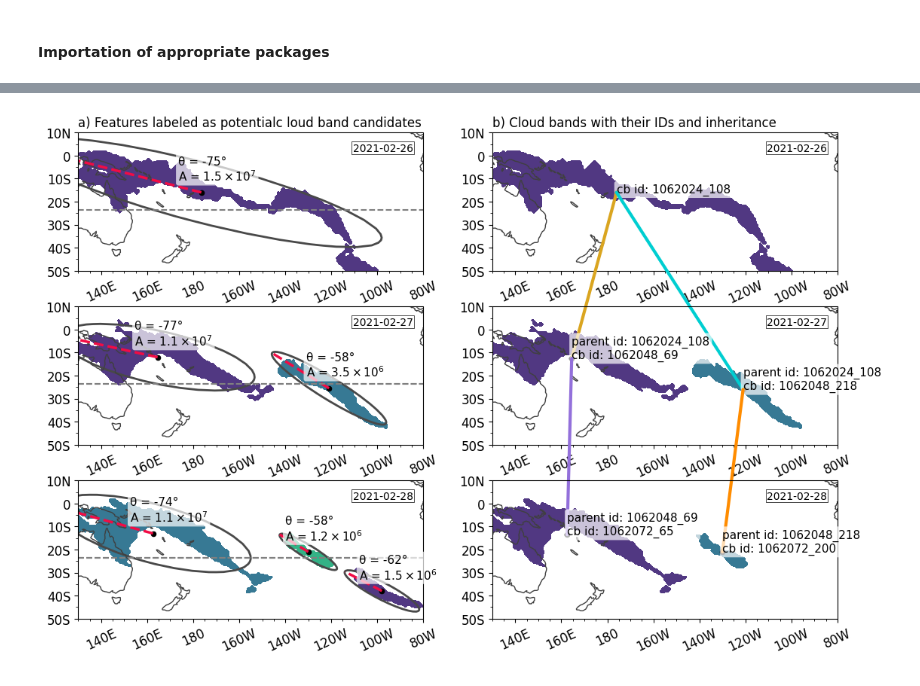
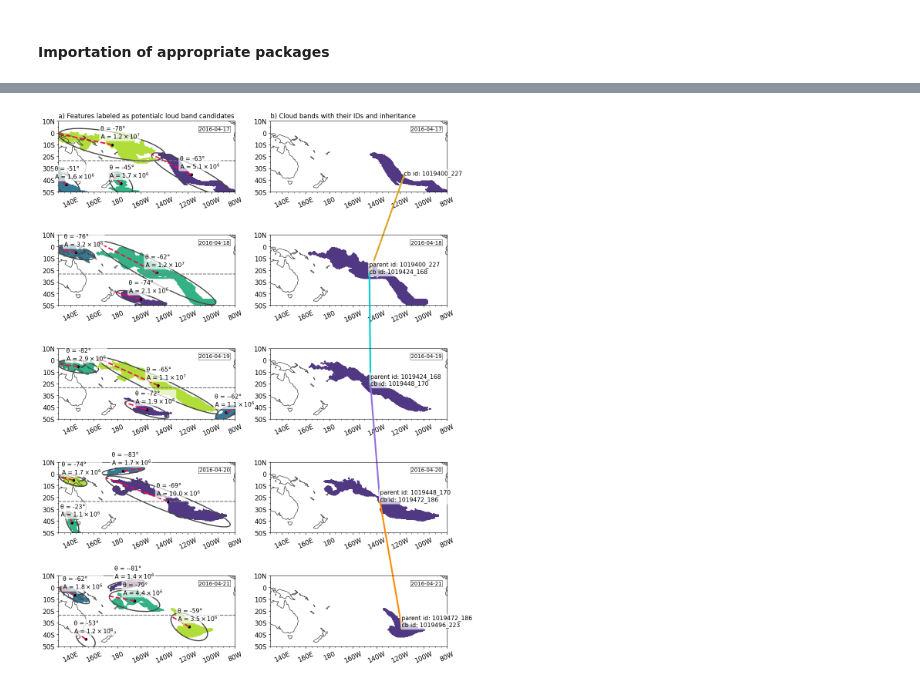
Before and after one commit to romainpilon/cloudbandPy, a Jupyter notebook: notebooks/detection/ellipse_around_cloud_band_inheritance.ipynb, the cells around one changed output, grey strips where cells are left out. Drawn from its saved outputs; the diff is of its cells as text; code cells hidden in the pictures.

Commit message:
Plots of detection process

```diff
--- a/notebooks/detection/ellipse_around_cloud_band_inheritance.ipynb
+++ b/notebooks/detection/ellipse_around_cloud_band_inheritance.ipynb
@@ -35,8 +35,10 @@ config_file = os.path.join(base_dir, "config/config_cbworkflow_southPacific.yml"
 config = load_ymlfile(config_file, isconfigfile=True)
 config_event = config.copy()
 # Changing configs to adapt to this particular example
-config_event["startdate"] = "20210226.00"
-config_event["enddate"] = "20210228.00"
+# config_event["startdate"] = "20210226.00"
+# config_event["enddate"] = "20210228.00"
+config_event["startdate"] = "20160418.00"
+config_event["enddate"] = "20160421.00"
 # update datetime dates from config file
 add_startend_datetime2config(config_event)
 dirdata = "data/"
@@ -94,9 +96,9 @@ list_of_cloud_bands = tracking(list_of_cloudbands, resolution, overlapfactor=par
 set_fontsize(12)
 
 fig, axs = plt.subplots(
-    nrows=3,
+    nrows=5,
     ncols=2,
-    figsize=(13, 8.5),
+    figsize=(13, 18.5),
     subplot_kw={"projection": ccrs.PlateCarree(central_longitude=180)},
 )
 
@@ -321,31 +323,31 @@ for inc, ax in enumerate(axs[:, 1]):
                 )
                 cid += 1
                 ax.add_artist(con)
 
 
 for i, ax in enumerate(axs.ravel()):
     lat_north, lat_south = 10, -50
     lonticks = np.concatenate((np.arange(0, 180, 20), np.arange(-180, 0, 20)))
     latticks = np.arange(-50, 20, 10)
     ax.set_yticks(latticks, crs=ccrs.PlateCarree())
     ax.set_xticks(lonticks, crs=ccrs.PlateCarree())
     ax.set_xticklabels(lonticks, rotation=25)
     ax.xaxis.set_major_formatter(LON_FORMAT)
     ax.yaxis.set_major_formatter(LAT_FORMAT)
     ax.yaxis.set_minor_locator(MultipleLocator(5))
     ax.xaxis.set_minor_locator(MultipleLocator(5))
     ax.coastlines("110m", color="#404040")
     ax.set_extent([wrapTo180(lons)[-1], wrapTo180(lons)[0], lat_south, lat_north])
     ax.set_ylim([lat_south, lat_north])
     original_startdate = config_event["startdate"]
     datetime_obj = dt.datetime.strptime(original_startdate, "%Y%m%d.%H")
     formatted_startdate = datetime_obj.strftime("%Y-%m-%d")
 
 
 # plt.savefig(
 #     f"./properties_series_of_blobs_{formatted_startdate}.png",
 #     dpi=200,
 #     bbox_inches="tight",
 # )
 # %% [output]
-[figure, old version]
+[figure, new version]
```
Also changed, not shown: parts of 4 cells of this notebook, 1 other file.
